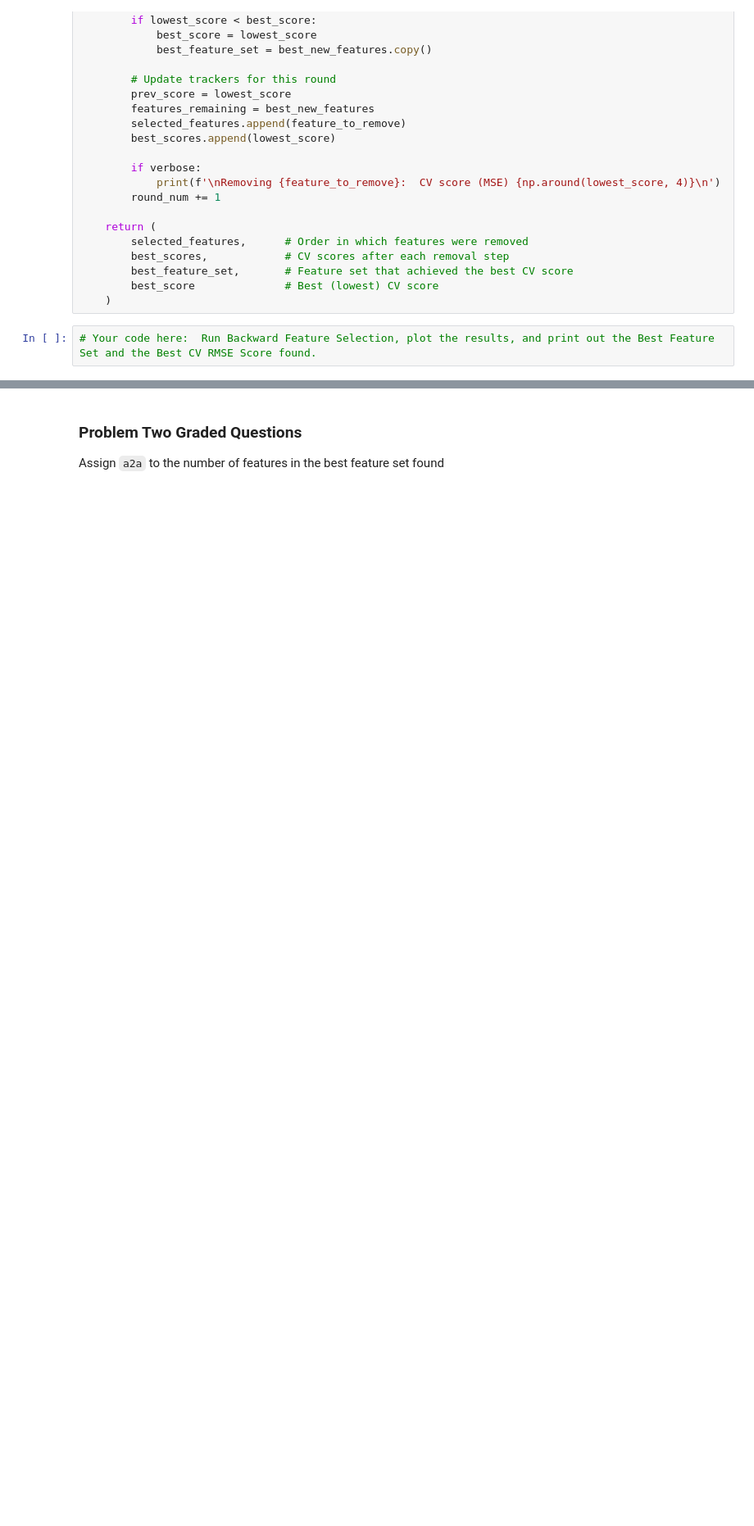
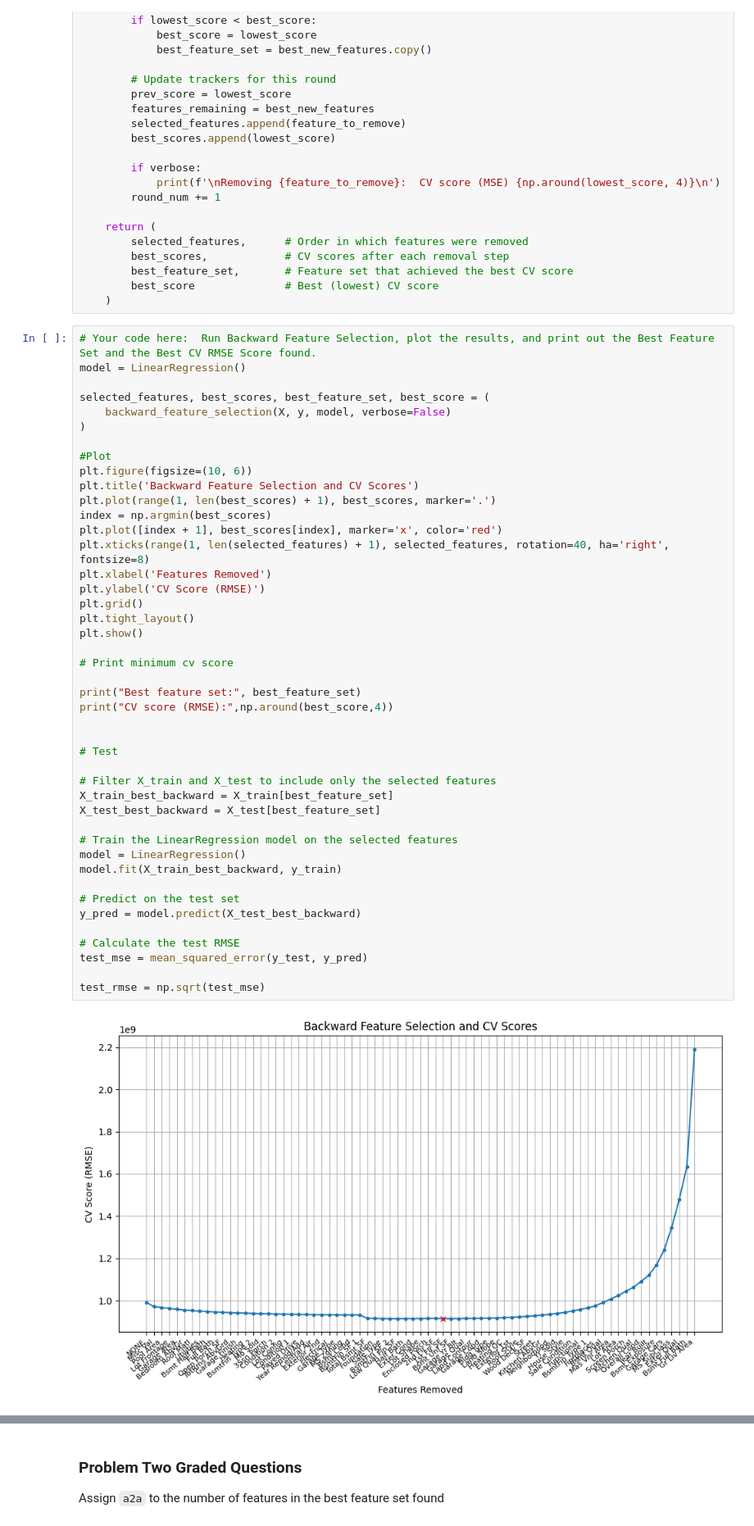
Before and after one commit to jydeleon/JazminRepo-603, a Jupyter notebook: Module-3-Assignments-main/Homework_05.ipynb, the cells around one changed output, grey strips where cells are left out. Shown: that part at 82% size. Cells and saved outputs as stored; diff of their text form; blank space fills up the shorter version.

```diff
--- a/Module-3-Assignments-main/Homework_05.ipynb
+++ b/Module-3-Assignments-main/Homework_05.ipynb
@@ -342,3 +355,47 @@ def backward_feature_selection(X, y, model,
     )
 # %%
 # Your code here:  Run Backward Feature Selection, plot the results, and print out the Best Feature Set and the Best CV RMSE Score found.
+model = LinearRegression()
+
+selected_features, best_scores, best_feature_set, best_score = (
+    backward_feature_selection(X, y, model, verbose=False)
+)
+
+#Plot
+plt.figure(figsize=(10, 6))
+plt.title('Backward Feature Selection and CV Scores')
+plt.plot(range(1, len(best_scores) + 1), best_scores, marker='.')
+index = np.argmin(best_scores)
+plt.plot([index + 1], best_scores[index], marker='x', color='red')
+plt.xticks(range(1, len(selected_features) + 1), selected_features, rotation=40, ha='right', fontsize=8)
+plt.xlabel('Features Removed')
+plt.ylabel('CV Score (RMSE)')
+plt.grid()
+plt.tight_layout()
+plt.show()
+
+# Print minimum cv score
+
+print("Best feature set:", best_feature_set)
+print("CV score (RMSE):",np.around(best_score,4))
+
+
+# Test
+
+# Filter X_train and X_test to include only the selected features
+X_train_best_backward = X_train[best_feature_set]
+X_test_best_backward = X_test[best_feature_set]
+
+# Train the LinearRegression model on the selected features
+model = LinearRegression()
+model.fit(X_train_best_backward, y_train)
+
+# Predict on the test set
+y_pred = model.predict(X_test_best_backward)
+
+# Calculate the test RMSE
+test_mse = mean_squared_error(y_test, y_pred)
+
+test_rmse = np.sqrt(test_mse)
+# %% [output]
+[figure, added]
```
Also changed, not shown: parts of 11 cells of this notebook.
